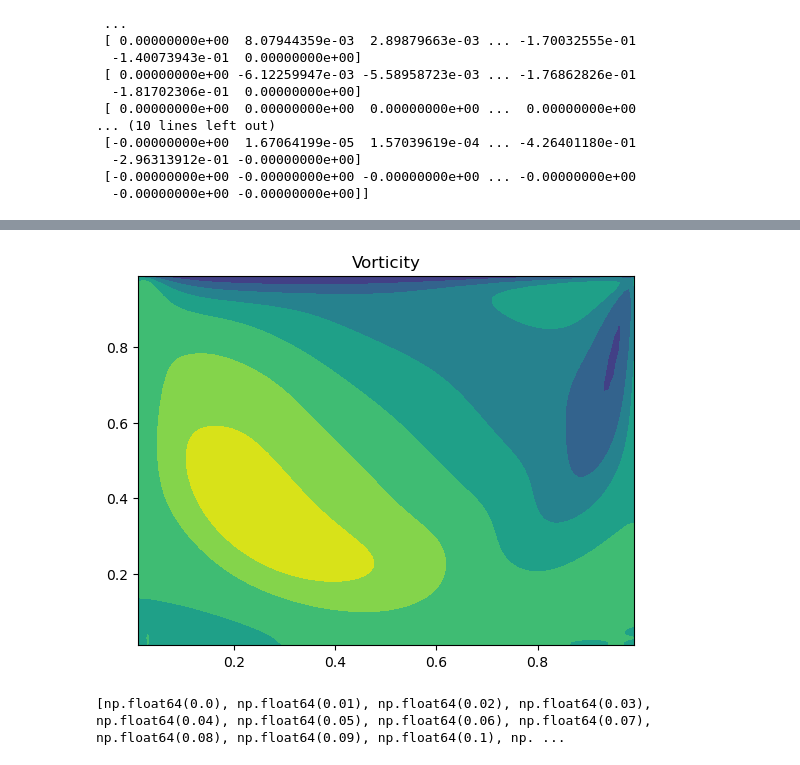
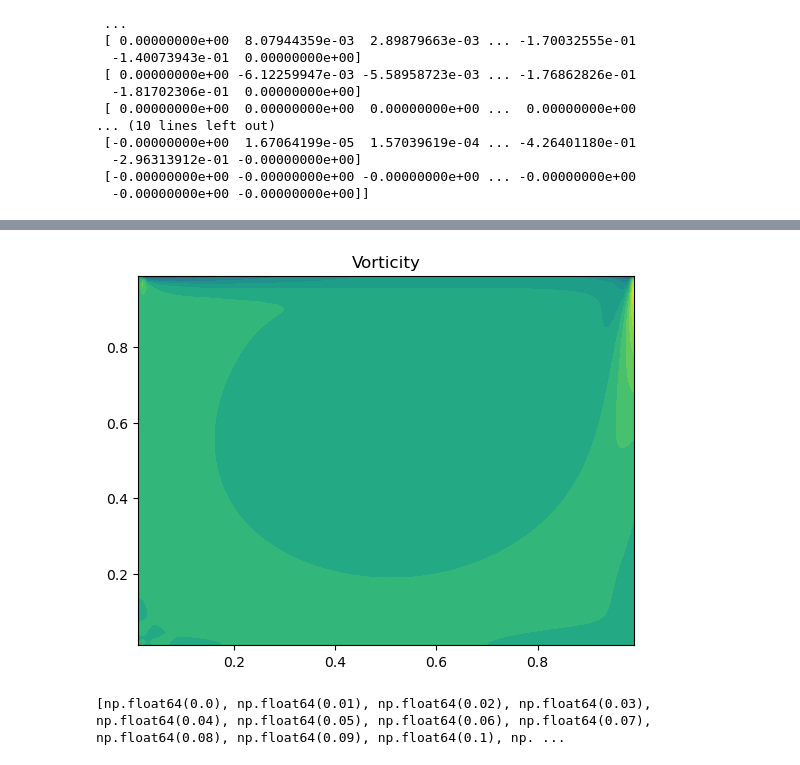
Before and after one commit to roneil44/FlowSim, a Jupyter notebook: analyis.ipynb, the cells around one changed output, grey strips where cells are left out. Drawn from its saved outputs; the diff is of its cells as text; code cells hidden in the pictures.

```diff
--- a/analyis.ipynb
+++ b/analyis.ipynb
@@ -34,12 +35,12 @@ for i in range(len(V)):
 U2 = np.zeros((nx+1, ny+1))
 for i in range(len(U)):
     for j in range(len(U[0])):
-        U2[i,j] = -U[-i,j]
+        U2[i,j] = U[-i-1,j]
 
 print(V)
 print(V2)
 V = V2
-# U = U2
+U = U2
 
 # print(np.shape(X))
 # print(np.shape(U))
@@ -112,20 +142,25 @@ plt.show()
 # %%
 # Compute vorticity
 
-vorticity = np.zeros((nx, ny))
-w_x = np.linspace(dx,x_max-dx,nx)
-w_y = np.linspace(dy,y_max-dy,ny)
+vorticity = np.zeros((nx+1, ny+1))
+w_x = np.linspace(dx,x_max-dx,nx+1)
+w_y = np.linspace(dy,y_max-dy,ny+1)
 w_X, w_Y = np.meshgrid(w_x, w_y, indexing='ij')
 
-for i in range(1, len(U)-1):
-    for j in range(1, len(U[0])-1):
-        vorticity[i,j] = (V[i-1,j] + V[i+1,j])/(2*dx) - (U[i,j-1] + U[i,j+1])/(2*dy)
+for i in range(1, len(U)):
+    for j in range(1, len(U[0])):
+        vorticity[i,j] = (-V[i-1,j] + V[i,j])/(dx) - (-U[i,j-1] + U[i,j])/(dy)
 
-plt.contourf(w_X, w_Y, vorticity)
+#vort2 = np.gradient(V, axis=0) - np.gradient(U, axis=1)
+
+# norm=matplotlib.colors.LogNorm()
+N = 20
+plt.contourf(w_X, w_Y, vorticity, N)
+#plt.colorbar()
 plt.title('Vorticity')
 plt.show()
 # %% [output]
-[figure, old version]
+[figure, new version]
 # %%
 # Ghia and Ghia data
 height = [0, .0547, .0625, .0703, .1016, .1719, .2813, .4531, .5, .6172, .7344, .8516, .9531, .9609, .9688, .9766, 1]
```
Also changed, not shown: parts of 5 cells of this notebook.
